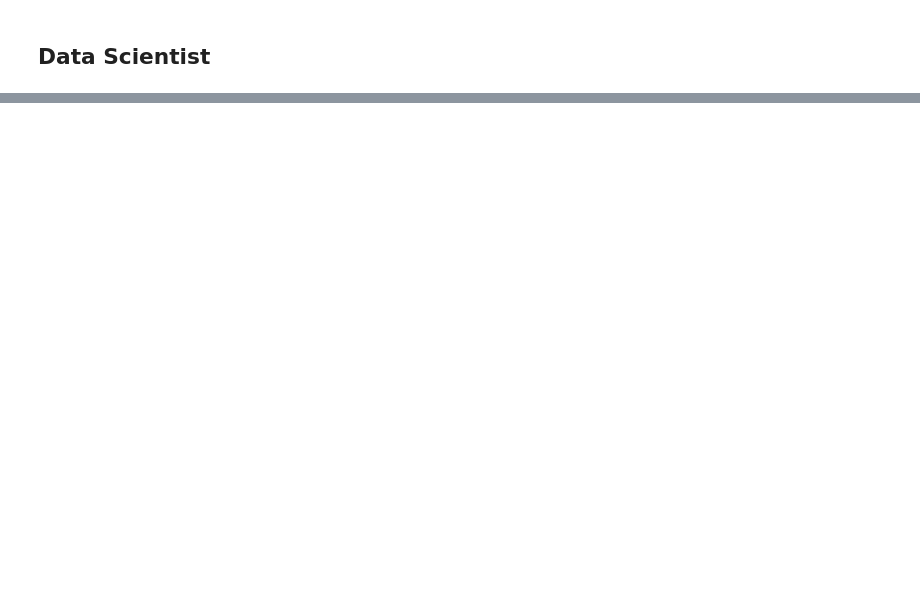
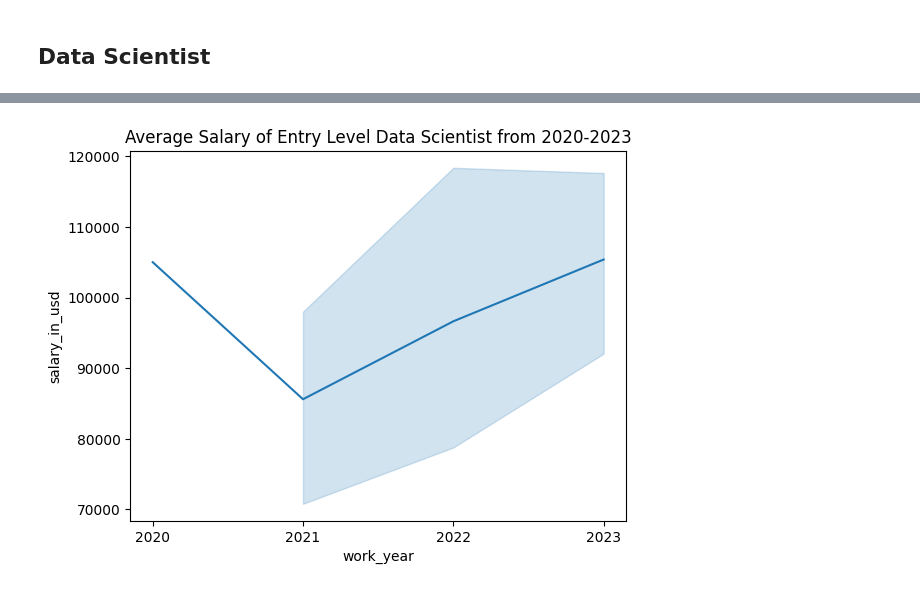
Before and after one commit to mezkymy/global-salaries, a Jupyter notebook: global-salaries.ipynb, the cells around one changed output, grey strips where cells are left out. Saved outputs shown, nothing was run; the diff lists cells and outputs as text; code cells hidden in the pictures; blank space fills up the shorter version.

```diff
--- a/global-salaries.ipynb
+++ b/global-salaries.ipynb
@@ -510,2 +514,9 @@ grouped5
 # %% [markdown]
 ## Data Scientist
+# %%
+# Overall, using mean with 95% confidence interval
+df_ds = df4[df4['job_title']=='Data Scientist']
+sns.lineplot(data=df_ds, x="work_year", y="salary_in_usd")
+plt.xticks(ticks=range(2020, 2024))
+plt.title('Average Salary of Data Scientist from 2020-2023')
+plt.show()
@@ -511,0 +529,9 @@ grouped5
+# %%
+# Entry level-only
+df_ds_en = df_ds[df_ds['experience_level']=='EN']
+sns.lineplot(data=df_ds_en, x="work_year", y="salary_in_usd")
+plt.xticks(ticks=range(2020, 2024))
+plt.title('Average Salary of Entry Level Data Scientist from 2020-2023')
+plt.show()
+# %% [output]
+[figure, added]
```
Also changed, not shown: parts of 13 cells of this notebook.
